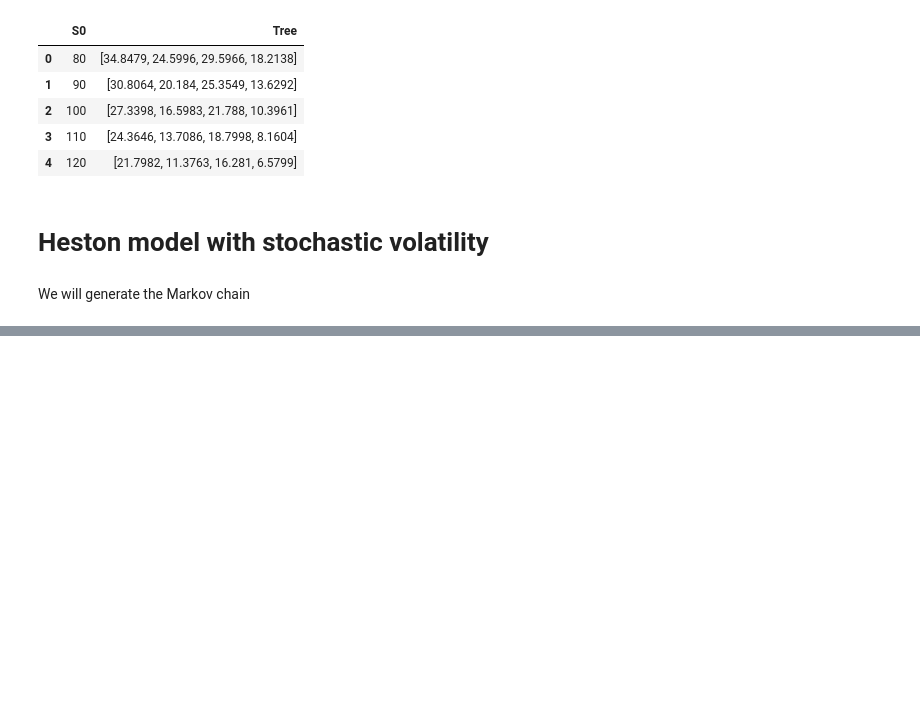
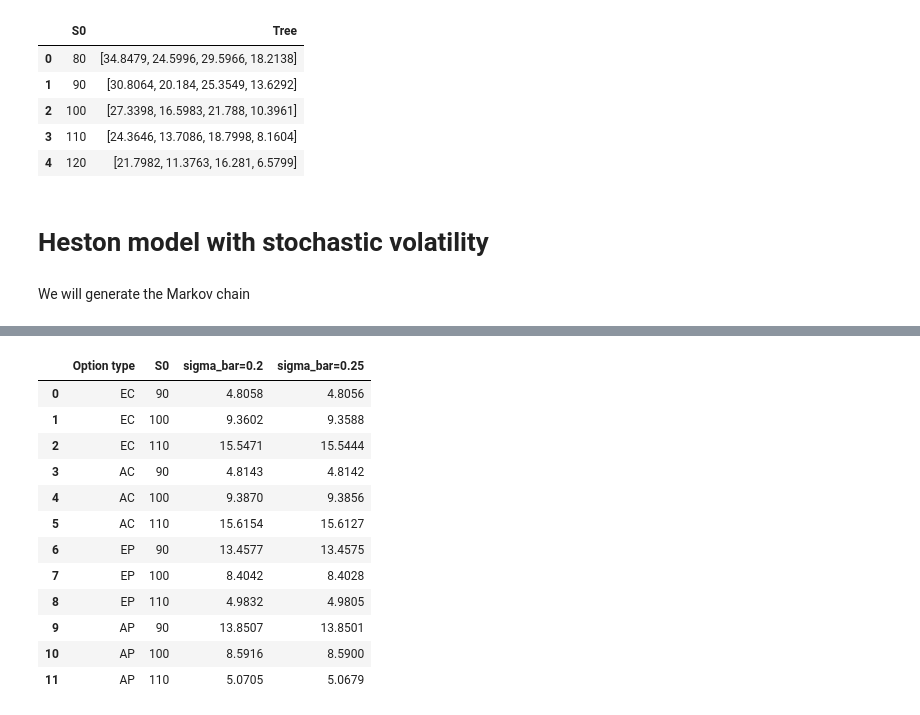
Before and after one commit to GodwinZonou/Options-pricing-recombining-tree, a Jupyter notebook: main.ipynb, the cells around one changed output, grey strips where cells are left out. Drawn from its saved outputs; the diff is of its cells as text; code cells hidden in the pictures; blank space fills up the shorter version.

```diff
--- a/main.ipynb
+++ b/main.ipynb
@@ -444,0 +543,24 @@ def prix_put_americain_Heston_model(K, S_o, n, b, sigma_bar, T,List_vi, List_sig
+# %%
+# Now we print the prices table for regime 2
+Df6 = pd.DataFrame({
+    'Option type': ['EC']*3+['AC']*3+['EP']*3+['AP']*3,
+    'S0': [90, 100, 110]*4,
+    'sigma_bar=0.2':[np.round(EC[i][1],4) for i in range(1,6,2)]+[np.round(AC[i][1],4) for i in range(1,6,2)]+[np.round(EP[i][1],4) for i in range(1,6,2)]+[np.round(AP[i][1],4) for i in range(1,6,2)],
+    'sigma_bar=0.25':[np.round(EC[i][1],4) for i in range(0,5,2)]+[np.round(AC[i][1],4) for i in range(0,5,2)]+[np.round(EP[i][1],4) for i in range(0,5,2)]+[np.round(AP[i][1],4) for i in range(0,5,2)]
+
+                    })
+display(Df6)
+# %% [output]
+|  | Option type | S0 | sigma_bar=0.2 | sigma_bar=0.25 |
+| 0 | EC | 90 | 4.8058 | 4.8056 |
+| 1 | EC | 100 | 9.3602 | 9.3588 |
+| 2 | EC | 110 | 15.5471 | 15.5444 |
+| 3 | AC | 90 | 4.8143 | 4.8142 |
+| 4 | AC | 100 | 9.3870 | 9.3856 |
+| 5 | AC | 110 | 15.6154 | 15.6127 |
+| 6 | EP | 90 | 13.4577 | 13.4575 |
+| 7 | EP | 100 | 8.4042 | 8.4028 |
+| 8 | EP | 110 | 4.9832 | 4.9805 |
+| 9 | AP | 90 | 13.8507 | 13.8501 |
+| 10 | AP | 100 | 8.5916 | 8.5900 |
+| 11 | AP | 110 | 5.0705 | 5.0679 |
```
Also changed, not shown: parts of 12 cells of this notebook.
